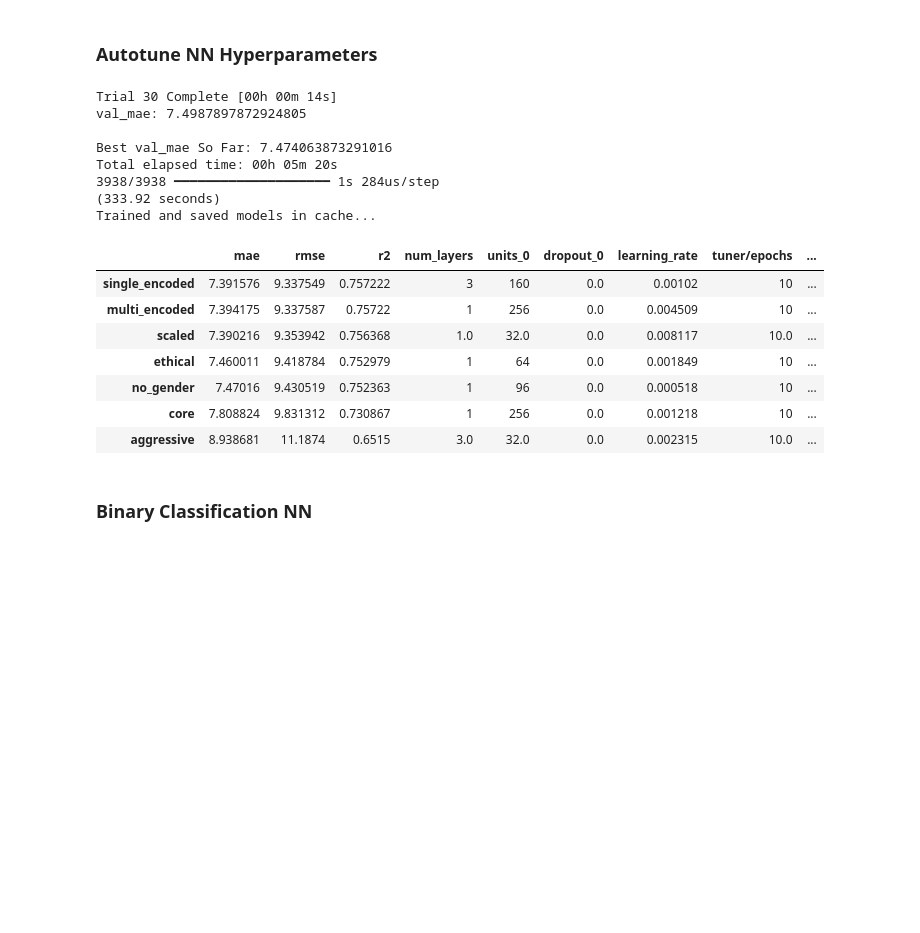
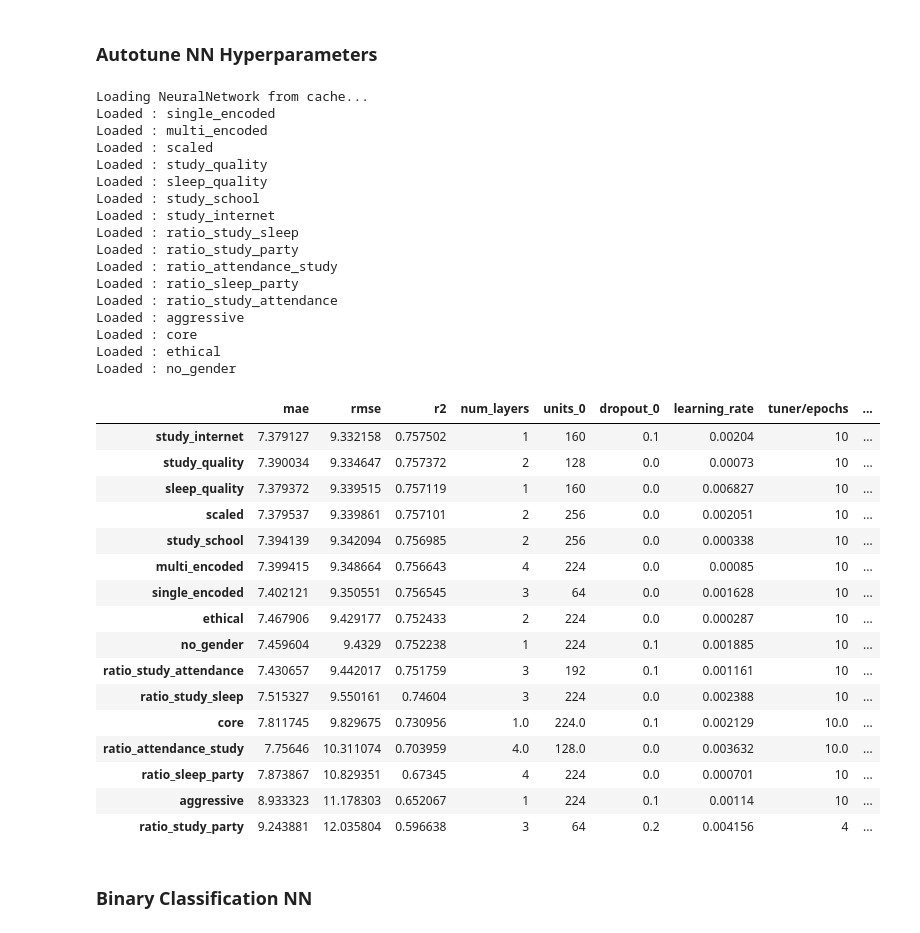
Before and after one commit to Muten-Roshi-Sama/MachineLearningLabs_4eiai40, a Jupyter notebook: Project2026/failure_prediction.ipynb, the cells around one changed output. Saved outputs shown, nothing was run; the diff lists cells and outputs as text; code cells hidden in the pictures; blank space fills up the shorter version.

Commit message:
Dynamic model caching.

```diff
--- a/Project2026/failure_prediction.ipynb
+++ b/Project2026/failure_prediction.ipynb
@@ -3061,50 +3137,81 @@ datasets_to_train = {
     "multi_encoded": dataset["multi_encoded"],
     "scaled": dataset["scaled"],
 
-    # # Feature-drop datasets
+    # Feature engineering
+    "study_quality" :engineered_dataset["study_quality"],
+    "sleep_quality" :engineered_dataset["sleep_quality"],
+    "study_school" :engineered_dataset["study_school"],
+    "study_internet" :engineered_dataset["study_internet"],
+
+    # Ratio Engineered Features
+    "ratio_study_sleep" :ratio_engineered_dataset["study_sleep_ratio"],
+    "ratio_study_party" :ratio_engineered_dataset["study_party_ratio"],
+    "ratio_attendance_study" :ratio_engineered_dataset["attendance_study_ratio"],
+    "ratio_sleep_party" :ratio_engineered_dataset["sleep_party_ratio"],
+    "ratio_study_attendance" :ratio_engineered_dataset["study_attendance_ratio"],
+
+    # Feature-drop datasets
     "aggressive": dataset_drop["aggressive"],
     "core": dataset_drop["core"],
     "ethical": dataset_drop["ethical"],
     "no_gender": dataset_drop["no_gender"],
 }
 
 
 NN_results = train_or_load_cache(
     "NeuralNetwork",
     datasets_to_train,
     train_neural_network_dataset,
     forceRetrain=forceRetrain
 )
 
 # Display dataframe here, with all metrics and hyperparams
 NN_df = pd.DataFrame({
     name: {
         "mae": data["res"]["mae"],
         "rmse": data["res"]["rmse"],
         "r2": data["res"]["r2"],
         **data["res"]["hyperparams"]
     }
     for name, data in NN_results.items()
 }).T
 
 display(NN_df.sort_values("rmse"))
 # %% [output]
-Trial 30 Complete [00h 00m 14s]
-val_mae: 7.4987897872924805
-
-Best val_mae So Far: 7.474063873291016
-Total elapsed time: 00h 05m 20s
-3938/3938 ━━━━━━━━━━━━━━━━━━━━ 1s 284us/step
-(333.92 seconds)
-Trained and saved models in cache...
+Loading NeuralNetwork from cache...
+Loaded : single_encoded
+Loaded : multi_encoded
+Loaded : scaled
+Loaded : study_quality
+Loaded : sleep_quality
+Loaded : study_school
+Loaded : study_internet
+Loaded : ratio_study_sleep
+Loaded : ratio_study_party
+Loaded : ratio_attendance_study
+Loaded : ratio_sleep_party
+Loaded : ratio_study_attendance
+Loaded : aggressive
+Loaded : core
+Loaded : ethical
+Loaded : no_gender
 |  | mae | rmse | r2 | num_layers | units_0 | dropout_0 | learning_rate | tuner/epochs | ... |
-| single_encoded | 7.391576 | 9.337549 | 0.757222 | 3 | 160 | 0.0 | 0.00102 | 10 | ... |
-| multi_encoded | 7.394175 | 9.337587 | 0.75722 | 1 | 256 | 0.0 | 0.004509 | 10 | ... |
-| scaled | 7.390216 | 9.353942 | 0.756368 | 1.0 | 32.0 | 0.0 | 0.008117 | 10.0 | ... |
-| ethical | 7.460011 | 9.418784 | 0.752979 | 1 | 64 | 0.0 | 0.001849 | 10 | ... |
-| no_gender | 7.47016 | 9.430519 | 0.752363 | 1 | 96 | 0.0 | 0.000518 | 10 | ... |
-| core | 7.808824 | 9.831312 | 0.730867 | 1 | 256 | 0.0 | 0.001218 | 10 | ... |
-| aggressive | 8.938681 | 11.1874 | 0.6515 | 3.0 | 32.0 | 0.0 | 0.002315 | 10.0 | ... |
+| study_internet | 7.379127 | 9.332158 | 0.757502 | 1 | 160 | 0.1 | 0.00204 | 10 | ... |
+| study_quality | 7.390034 | 9.334647 | 0.757372 | 2 | 128 | 0.0 | 0.00073 | 10 | ... |
+| sleep_quality | 7.379372 | 9.339515 | 0.757119 | 1 | 160 | 0.0 | 0.006827 | 10 | ... |
+| scaled | 7.379537 | 9.339861 | 0.757101 | 2 | 256 | 0.0 | 0.002051 | 10 | ... |
+| study_school | 7.394139 | 9.342094 | 0.756985 | 2 | 256 | 0.0 | 0.000338 | 10 | ... |
+| multi_encoded | 7.399415 | 9.348664 | 0.756643 | 4 | 224 | 0.0 | 0.00085 | 10 | ... |
+| single_encoded | 7.402121 | 9.350551 | 0.756545 | 3 | 64 | 0.0 | 0.001628 | 10 | ... |
+| ethical | 7.467906 | 9.429177 | 0.752433 | 2 | 224 | 0.0 | 0.000287 | 10 | ... |
+| no_gender | 7.459604 | 9.4329 | 0.752238 | 1 | 224 | 0.1 | 0.001885 | 10 | ... |
+| ratio_study_attendance | 7.430657 | 9.442017 | 0.751759 | 3 | 192 | 0.1 | 0.001161 | 10 | ... |
+| ratio_study_sleep | 7.515327 | 9.550161 | 0.74604 | 3 | 224 | 0.0 | 0.002388 | 10 | ... |
+| core | 7.811745 | 9.829675 | 0.730956 | 1.0 | 224.0 | 0.1 | 0.002129 | 10.0 | ... |
+| ratio_attendance_study | 7.75646 | 10.311074 | 0.703959 | 4.0 | 128.0 | 0.0 | 0.003632 | 10.0 | ... |
+| ratio_sleep_party | 7.873867 | 10.829351 | 0.67345 | 4 | 224 | 0.0 | 0.000701 | 10 | ... |
+| aggressive | 8.933323 | 11.178303 | 0.652067 | 1 | 224 | 0.1 | 0.00114 | 10 | ... |
+| ratio_study_party | 9.243881 | 12.035804 | 0.596638 | 3 | 64 | 0.2 | 0.004156 | 4 | ... |
 # %%
 ### Insights
 #
```
Also changed, not shown: parts of 8 cells of this notebook.
